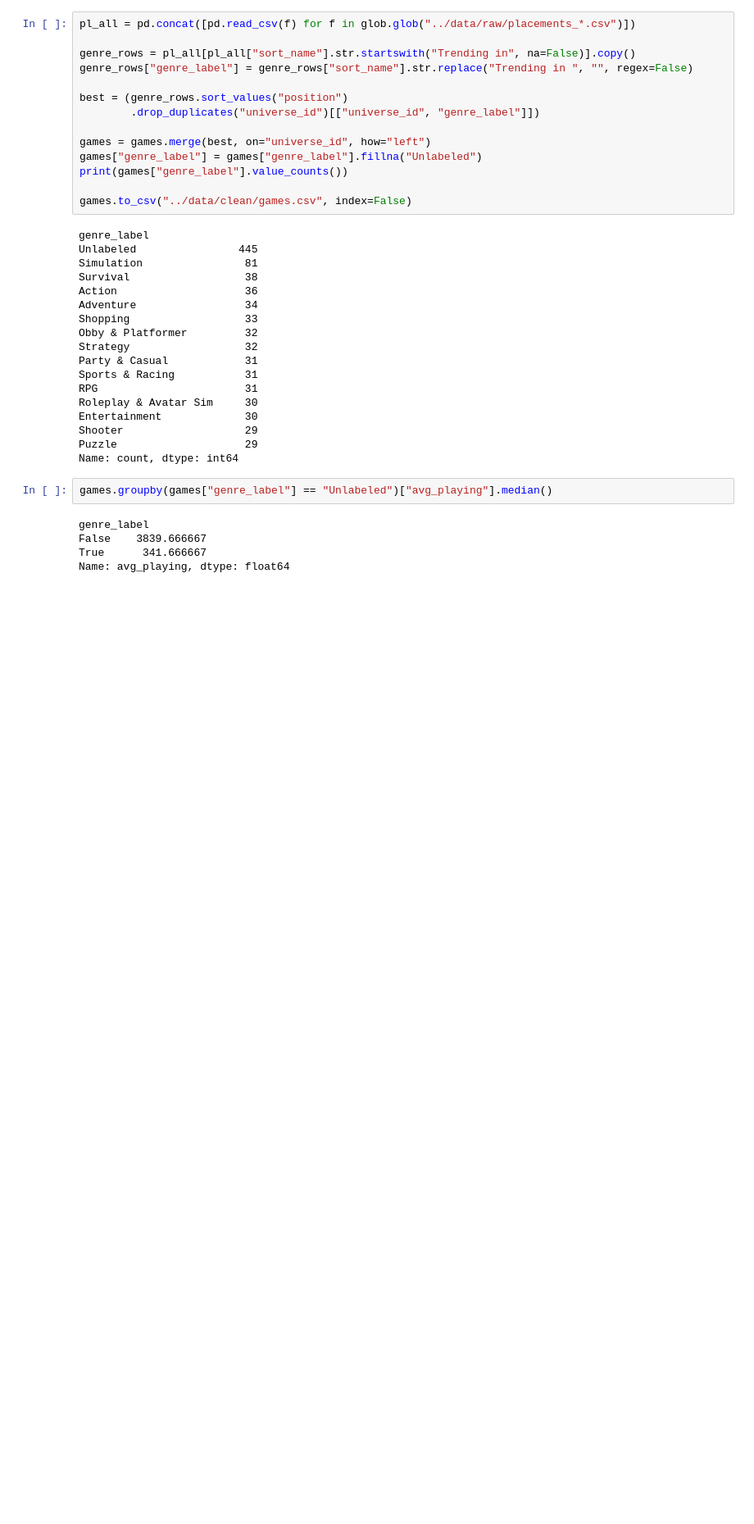
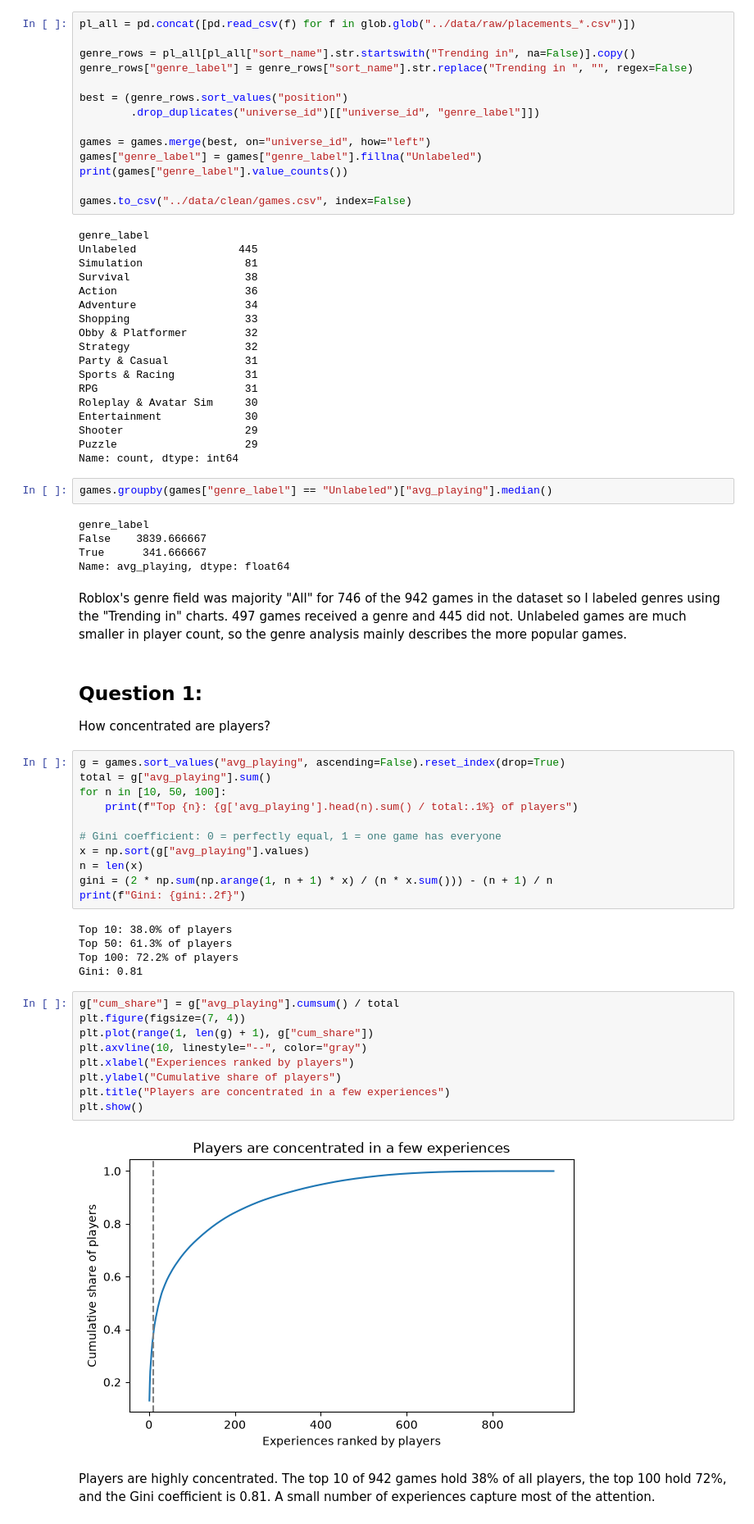
Before and after one commit to MarcusAndriano/roblox-discovery, a Jupyter notebook: notebook/01_explore.ipynb, the cells around one changed output. Shown at 82% size. Cells and saved outputs as stored; diff of their text form; blank space fills up the shorter version.

Commit message:
Analysis complete with takeaways

```diff
--- a/notebook/01_explore.ipynb
+++ b/notebook/01_explore.ipynb
@@ -115,3 +115,37 @@ genre_label
 False    3839.666667
 True      341.666667
 Name: avg_playing, dtype: float64
+# %% [markdown]
+Roblox's genre field was majority "All" for 746 of the 942 games in the dataset so I labeled genres using the "Trending in" charts. 497 games received a genre and 445 did not. Unlabeled games are much smaller in player count, so the genre analysis mainly describes the more popular games.
+# %% [markdown]
+## Question 1:
+How concentrated are players?
+# %%
+g = games.sort_values("avg_playing", ascending=False).reset_index(drop=True)
+total = g["avg_playing"].sum()
+for n in [10, 50, 100]:
+    print(f"Top {n}: {g['avg_playing'].head(n).sum() / total:.1%} of players")
+
+# Gini coefficient: 0 = perfectly equal, 1 = one game has everyone
+x = np.sort(g["avg_playing"].values)
+n = len(x)
+gini = (2 * np.sum(np.arange(1, n + 1) * x) / (n * x.sum())) - (n + 1) / n
+print(f"Gini: {gini:.2f}")
+# %% [output]
+Top 10: 38.0% of players
+Top 50: 61.3% of players
+Top 100: 72.2% of players
+Gini: 0.81
+# %%
+g["cum_share"] = g["avg_playing"].cumsum() / total
+plt.figure(figsize=(7, 4))
+plt.plot(range(1, len(g) + 1), g["cum_share"])
+plt.axvline(10, linestyle="--", color="gray")
+plt.xlabel("Experiences ranked by players")
+plt.ylabel("Cumulative share of players")
+plt.title("Players are concentrated in a few experiences")
+plt.show()
+# %% [output]
+[figure, added]
+# %% [markdown]
+Players are highly concentrated. The top 10 of 942 games hold 38% of all players, the top 100 hold 72%, and the Gini coefficient is 0.81. A small number of experiences capture most of the attention.
```
Also changed, not shown: parts of 15 cells of this notebook, 2 other files.
